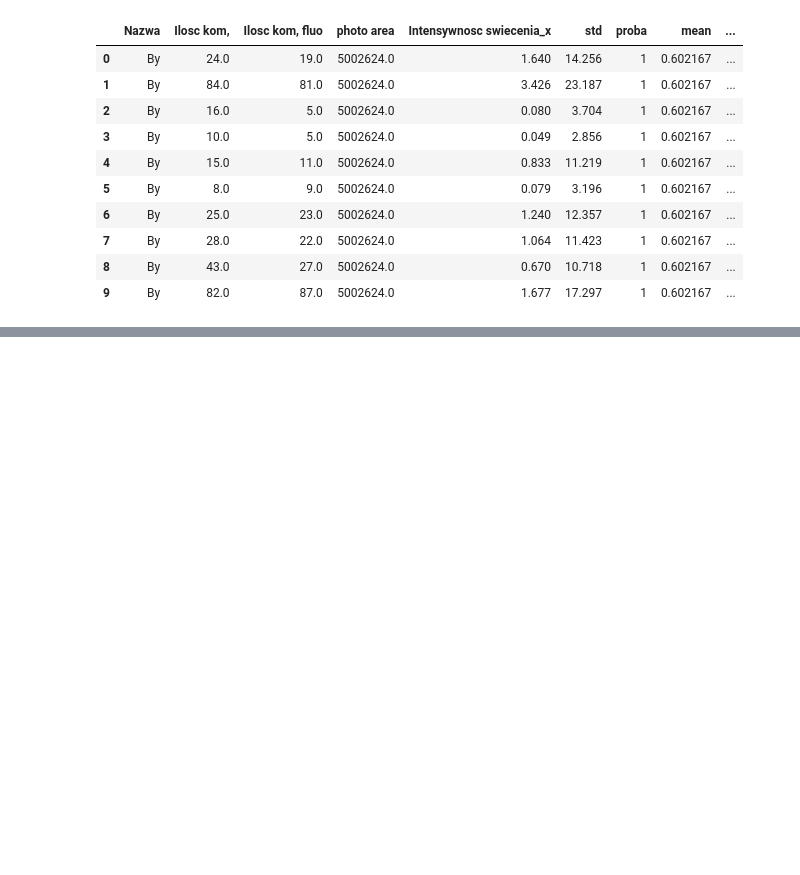
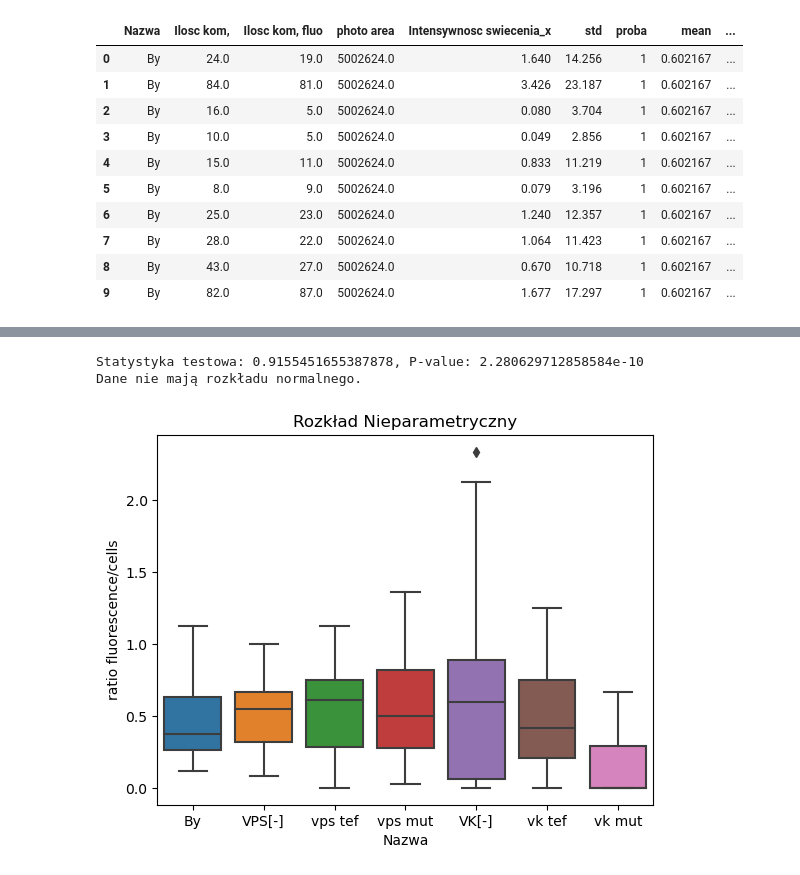
Before and after one commit to MPTG/Master_thesis_statistic, a Jupyter notebook: main.ipynb, the cells around one changed output, grey strips where cells are left out. Saved outputs shown, nothing was run; the diff lists cells and outputs as text; code cells hidden in the pictures; blank space fills up the shorter version.

Commit message:
add new statistics

```diff
--- a/main.ipynb
+++ b/main.ipynb
@@ -139,0 +160,3 @@ Brak istotnych różnic między grupami.
+# %%
+data["ratio fluorescence/cells"] = data["Ilosc kom, fluo"] / data["Ilosc kom,"]
+data.tail()
@@ -139,0 +170,74 @@ Brak istotnych różnic między grupami.
+# %%
+alpha = 0.05
+stat, p_value = shapiro(data['ratio fluorescence/cells'])
+print(f'Statystyka testowa: {stat}, P-value: {p_value}')
+
+if p_value > alpha:
+    print("Dane mają rozkład normalny.")
+    # Wykres rozkładu normalnego
+    sns.histplot(data['ratio fluorescence/cells'], kde=True)
+    plt.title('Rozkład Normalny dla ratio ilości komórek z fluorescencyjnymi agregatami białkowymi do ilości komórek')
+    plt.show()
+
+    # Test ANOVA (parametryczny)
+    wyniki_anova = f_oneway(
+        data['ratio fluorescence/cells'][data['Nazwa'] == 'By'],
+        data['ratio fluorescence/cells'][data['Nazwa'] == 'VPS[-]'],
+        data['ratio fluorescence/cells'][data['Nazwa'] == 'vps tef'],
+        data['ratio fluorescence/cells'][data['Nazwa'] == 'vps mut'],
+        data['ratio fluorescence/cells'][data['Nazwa'] == 'VK[-]'],
+        data['ratio fluorescence/cells'][data['Nazwa'] == 'vk tef'],
+        data['ratio fluorescence/cells'][data['Nazwa'] == 'vk mut'],
+    )
+
+    print(f'Test ANOVA: Statystyka testowa: {wyniki_anova.statistic}, P-value: {wyniki_anova.pvalue}')
+
+    if wyniki_anova.pvalue < alpha:
+        # testy post hoc (Tukey HSD)
+        tukey_results = pairwise_tukeyhsd(data['ratio fluorescence/cells'], data['Nazwa'])
+        print(tukey_results)
+
+        # Wykres pudełkowy z oznaczeniem istotnych różnic
+        sns.boxplot(x='Nazwa', y='ratio fluorescence/cells', data=data)
+        plt.title('Rozkład ilości wystąpień agregatów białkowych ze wstawką fluorescencyjną do ilości komórek')
+        plt.show()
+    else:
+        print("Brak istotnych różnic między grupami.")
+
+else:
+    print("Dane nie mają rozkładu normalnego.")
+    # Wykres rozkładu nieparametrycznego
+    sns.boxplot(x='Nazwa', y='ratio fluorescence/cells', data=data)
+    plt.title('Rozkład Nieparametryczny')
+    plt.show()
+    median_dict = {}
+    for name in name_of_yeasts:
+        median_dict[name] = data.loc[data['Nazwa'] == name, 'ratio fluorescence/cells'].median()
+
+    data['median'] = data['Nazwa'].map(median_dict)
+
+    # Test Kruskala-Wallisa
+    stat, p_value = kruskal(
+        data.loc[data['Nazwa'] == 'By', 'ratio fluorescence/cells'],
+        data.loc[data['Nazwa'] == 'VPS[-]', 'ratio fluorescence/cells'],
+        data.loc[data['Nazwa'] == 'vps tef', 'ratio fluorescence/cells'],
+        data.loc[data['Nazwa'] == 'vps mut', 'ratio fluorescence/cells'],
+        data.loc[data['Nazwa'] == 'VK[-]', 'ratio fluorescence/cells'],
+        data.loc[data['Nazwa'] == 'vk tef', 'ratio fluorescence/cells'],
+        data.loc[data['Nazwa'] == 'vk mut', 'ratio fluorescence/cells'],
+    )
+
+    if p_value < alpha:
+        print(f'Test Kruskala-Wallisa: Statystyka testowa: {stat}, P-value: {p_value}')
+
+        # Testy porównawcze (Mann-Whitney)
+        for i in range(len(name_of_yeasts)):
+            for j in range(i + 1, len(name_of_yeasts)):
+                group1 = data['ratio fluorescence/cells'][data['Nazwa'] == name_of_yeasts[i]]
+                group2 = data['ratio fluorescence/cells'][data['Nazwa'] == name_of_yeasts[j]]
+                stat, p_value = mannwhitneyu(group1, group2)
+                print(f'Test Mann-Whitney dla {name_of_yeasts[i]} i {name_of_yeasts[j]}: Statystyka testowa: {stat}, P-value: {p_value}')
+# %% [output]
+Statystyka testowa: 0.9155451655387878, P-value: 2.280629712858584e-10
+Dane nie mają rozkładu normalnego.
+[figure, added]
```
Also changed, not shown: parts of 6 cells of this notebook.
